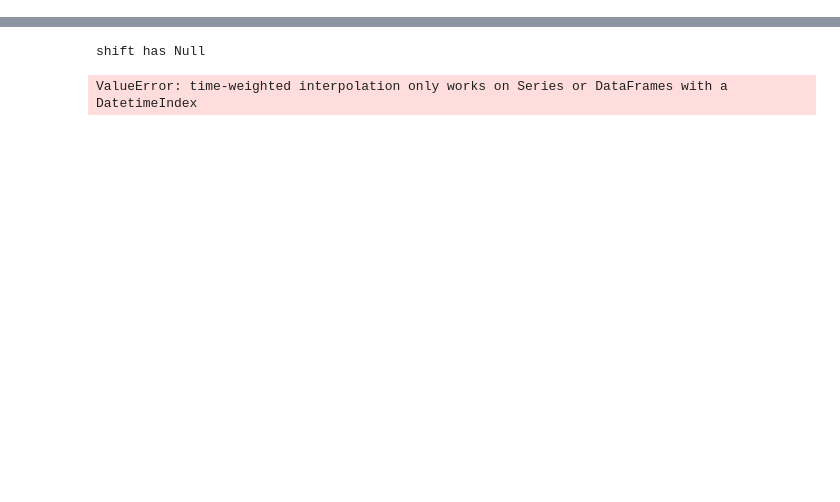
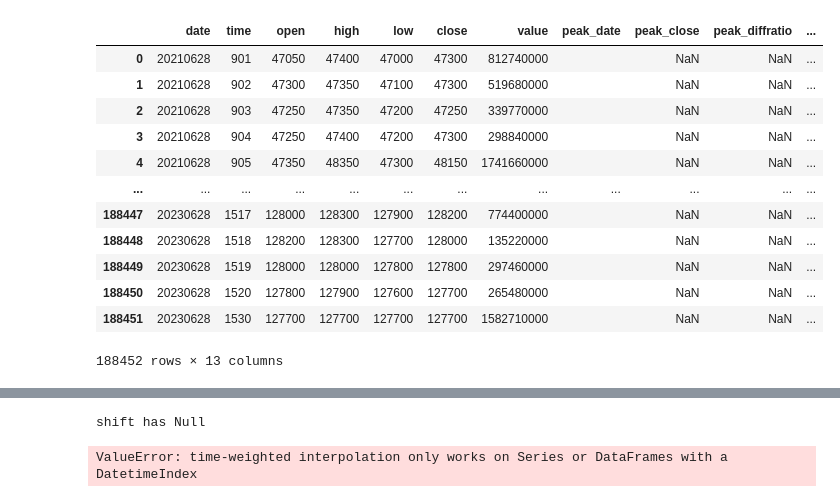
Before and after one commit to yeijeong/dl-dev, a Jupyter notebook: JYY/Creon-Datareader-master/data process.ipynb, the cells around one changed output, grey strips where cells are left out. Cells and saved outputs as stored; diff of their text form; code cells hidden in the pictures; blank space fills up the shorter version.

Commit message:
전처리 업데이트 dataprocess

```diff
--- a/JYY/Creon-Datareader-master/data process.ipynb
+++ b/JYY/Creon-Datareader-master/data process.ipynb
@@ -23,0 +35,6 @@ total
+# %%
+total = pd.concat([total, total1])
+total = total.drop(columns=total.columns[0])
+total.reset_index(inplace=True)
+total.drop('index', axis=1, inplace=True)
+total
@@ -23,0 +62,6 @@ total
+# %%
+kospi200 = pd.read_csv('../../../data/kospi200.csv')
+
+# 첫 번째 데이터프레임과 두 번째 데이터프레임을 'A'와 'C' 컬럼을 기준으로 합치기
+total = pd.merge(total, kospi200, left_on='date', right_on='time')
+total
@@ -214,0 +197,54 @@ Name: EMA5, Length: 1833, dtype: float64
+# %%
+# peaks 리스트 초기화
+peaks = []
+# 양수 peak 찾기
+peaks.extend(scipy.signal.find_peaks(total['close'], distance=5, width=10)[0])
+
+# 음수 peak 찾기
+peaks.extend(scipy.signal.find_peaks(-total['close'], distance=5, width=10)[0])
+
+# 마지막 날짜가 peak인 경우 peaks에 추가
+if len(total)-1 not in peaks:
+    peaks.append(len(total)-1)
+
+# 수익성, 안전성, 유동성 지표 추가
+total.loc[:, 'peak_date'] = ''
+total.loc[:, 'peak_close'] = np.nan
+total.loc[:, 'peak_diffratio'] = np.nan
+total.loc[:, 'interpeak_mdd'] = np.nan
+total.loc[:, 'interpeak_trans_price_exp'] = np.nan
+total.loc[:, 'trans_price_exp']=np.nan
+
+_last_date = 0  # 이전 날짜를 저장하는 변수 초기화
+for peak in peaks:  # peaks 리스트의 각 peak에 대해 반복
+    _date = total.iloc[peak]['date']  # 현재 peak의 날짜 저장
+    _close = total.iloc[peak]['close']  # 현재 peak의 종가 저장
+    mask = (total['date'] >= _last_date) & (total['date'] <= _date)  # 이전 날짜부터 현재 peak 날짜까지의 mask 생성
+    _last_date = _date  # 이전 날짜를 현재 peak의 날짜로 업데이트
+    if len(total[mask]) > 0:  # mask에 해당하는 데이터가 있는 경우
+        total.loc[mask, 'peak_date'] = _date  # mask에 해당하는 행의 'peak_date' 열에 현재 peak의 날짜 저장
+        total.loc[mask, 'peak_close'] = _close  # mask에 해당하는 행의 'peak_close' 열에 현재 peak의 종가 저장
+        _x = np.array(total.loc[mask, 'close'])  # mask에 해당하는 행의 'close' 열을 numpy 배열로 변환하여 _x에 저장
+        lower = np.argmax(np.maximum.accumulate(_x) - _x)  # 최대값을 누적한 후 현재 값과의 차이 중 최대값의 인덱스를 lower에 저장
+        upper = np.argmax(_x[:lower+1])  # lower 이전까지의 값 중 최대값의 인덱스를 upper에 저장
+        total.loc[mask, 'interpeak_mdd'] = (_x[lower] - _x[upper]) / _x[upper]  # mask에 해당하는 행의 'interpeak_mdd' 열에 MDD 계산 결과 저장
+        # total.loc[mask, 'interpeak_trans_price_exp'] = total.loc[mask, 'trans_price_exp'].mean()  # mask에 해당하는 행의 'interpeak_trans_price_exp' 열에 'trans_price_exp' 열의 평균값 저장 = nan값만 나온다
+
+total.loc[:, 'peak_diffratio'] = (total.loc[:, 'peak_close'] - total.loc[:, 'close']) / total.loc[:, 'close']  # 'peak_diffratio' 열에 종가와 peak 종가의 차이 비율 계산하여 저장
+total = total.drop(['peak_date', 'peak_close'], axis=1)  # 'peak_date'와 'peak_close' 열 삭제
+
+total
+# %% [output]
+|  | date | time | open | high | low | close | value | peak_date | peak_close | peak_diffratio | ... |
+| 0 | 20210628 | 901 | 47050 | 47400 | 47000 | 47300 | 812740000 |  | NaN | NaN | ... |
+| 1 | 20210628 | 902 | 47300 | 47350 | 47100 | 47300 | 519680000 |  | NaN | NaN | ... |
+| 2 | 20210628 | 903 | 47250 | 47350 | 47200 | 47250 | 339770000 |  | NaN | NaN | ... |
+| 3 | 20210628 | 904 | 47250 | 47400 | 47200 | 47300 | 298840000 |  | NaN | NaN | ... |
+| 4 | 20210628 | 905 | 47350 | 48350 | 47300 | 48150 | 1741660000 |  | NaN | NaN | ... |
+| ... | ... | ... | ... | ... | ... | ... | ... | ... | ... | ... | ... |
+| 188447 | 20230628 | 1517 | 128000 | 128300 | 127900 | 128200 | 774400000 |  | NaN | NaN | ... |
+| 188448 | 20230628 | 1518 | 128200 | 128300 | 127700 | 128000 | 135220000 |  | NaN | NaN | ... |
+| 188449 | 20230628 | 1519 | 128000 | 128000 | 127800 | 127800 | 297460000 |  | NaN | NaN | ... |
+| 188450 | 20230628 | 1520 | 127800 | 127900 | 127600 | 127700 | 265480000 |  | NaN | NaN | ... |
+| 188451 | 20230628 | 1530 | 127700 | 127700 | 127700 | 127700 | 1582710000 |  | NaN | NaN | ... |
+188452 rows × 13 columns
```
Also changed, not shown: parts of 11 cells of this notebook.
